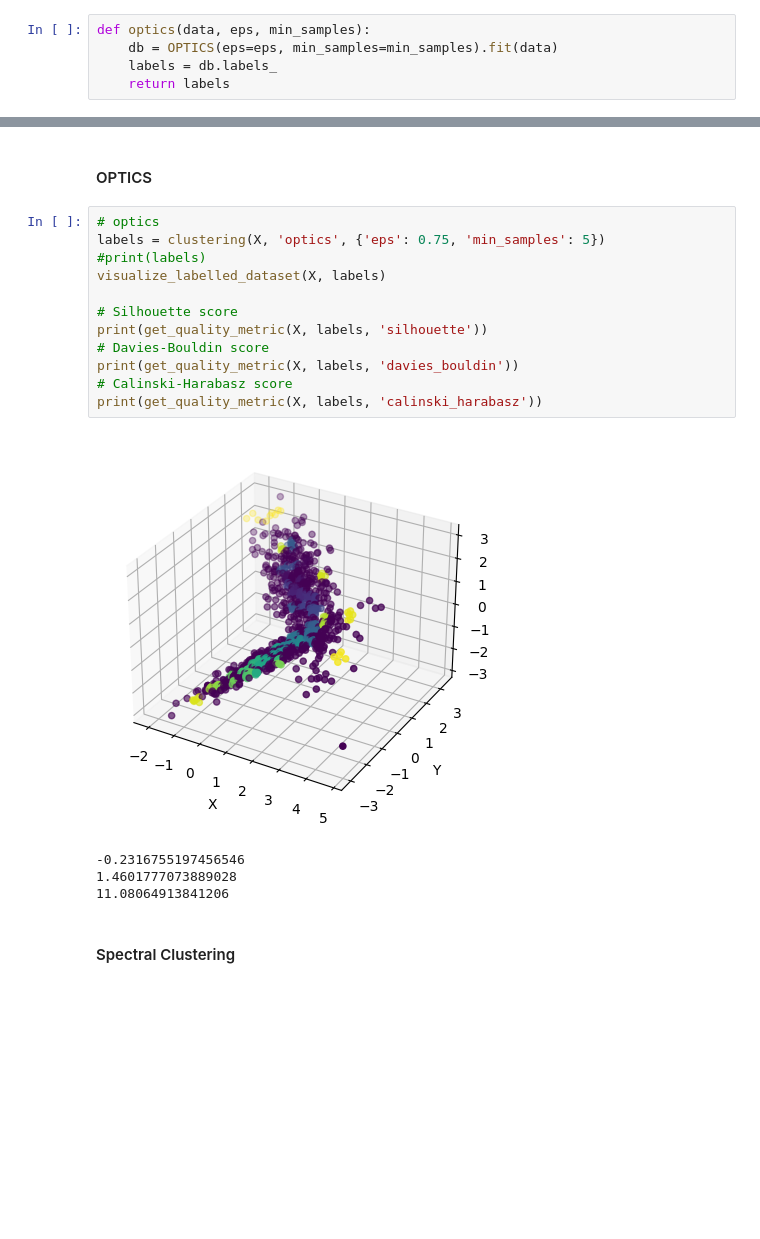
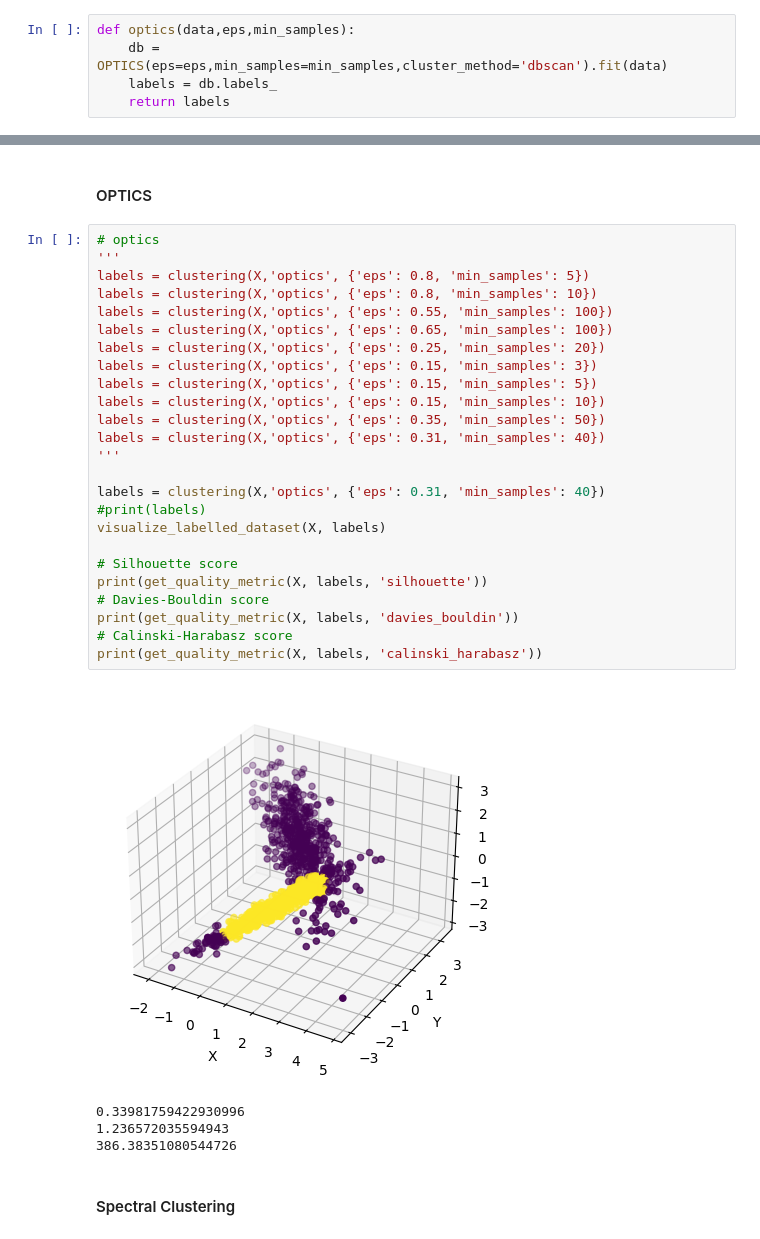
Before and after one commit to alvgonfri/clustering_algorithms, a Jupyter notebook: clustering_algorithms.ipynb, the cells around one changed output, grey strips where cells are left out. Cells and saved outputs as stored; diff of their text form; blank space fills up the shorter version.

Commit message:
feat: Optimal algorithm method correctly implemented
The method have been tested and needs to be refactored. Refs: #13

```diff
--- a/clustering_algorithms.ipynb
+++ b/clustering_algorithms.ipynb
@@ -118,8 +118,8 @@ def mean_shift(data, quantile, n_samples):
 # %% [markdown]
 #### OPTICS <div id='id36'></div>
 # %%
-def optics(data, eps, min_samples):
-    db = OPTICS(eps=eps, min_samples=min_samples).fit(data)
+def optics(data,eps,min_samples):
+    db = OPTICS(eps=eps,min_samples=min_samples,cluster_method='dbscan').fit(data)
     labels = db.labels_
     return labels
 # %% [markdown]
@@ -426,21 +409,34 @@ print(get_quality_metric(X, labels, 'calinski_harabasz'))
 #### OPTICS
 # %%
 # optics
-labels = clustering(X, 'optics', {'eps': 0.75, 'min_samples': 5})
+'''
+labels = clustering(X,'optics', {'eps': 0.8, 'min_samples': 5})
+labels = clustering(X,'optics', {'eps': 0.8, 'min_samples': 10})
+labels = clustering(X,'optics', {'eps': 0.55, 'min_samples': 100})
+labels = clustering(X,'optics', {'eps': 0.65, 'min_samples': 100})
+labels = clustering(X,'optics', {'eps': 0.25, 'min_samples': 20})
+labels = clustering(X,'optics', {'eps': 0.15, 'min_samples': 3})
+labels = clustering(X,'optics', {'eps': 0.15, 'min_samples': 5})
+labels = clustering(X,'optics', {'eps': 0.15, 'min_samples': 10})
+labels = clustering(X,'optics', {'eps': 0.35, 'min_samples': 50})
+labels = clustering(X,'optics', {'eps': 0.31, 'min_samples': 40})
+'''
+
+labels = clustering(X,'optics', {'eps': 0.31, 'min_samples': 40})
 #print(labels)
 visualize_labelled_dataset(X, labels)
 
 # Silhouette score
 print(get_quality_metric(X, labels, 'silhouette'))
 # Davies-Bouldin score
 print(get_quality_metric(X, labels, 'davies_bouldin'))
 # Calinski-Harabasz score
 print(get_quality_metric(X, labels, 'calinski_harabasz'))
 # %% [output]
-[figure, old version]
+[figure, new version]
--0.2316755197456546
-1.4601777073889028
-11.08064913841206
+0.33981759422930996
+1.236572035594943
+386.38351080544726
 # %% [markdown]
 #### Spectral Clustering
 # %%
```
Also changed, not shown: parts of 8 cells of this notebook.
